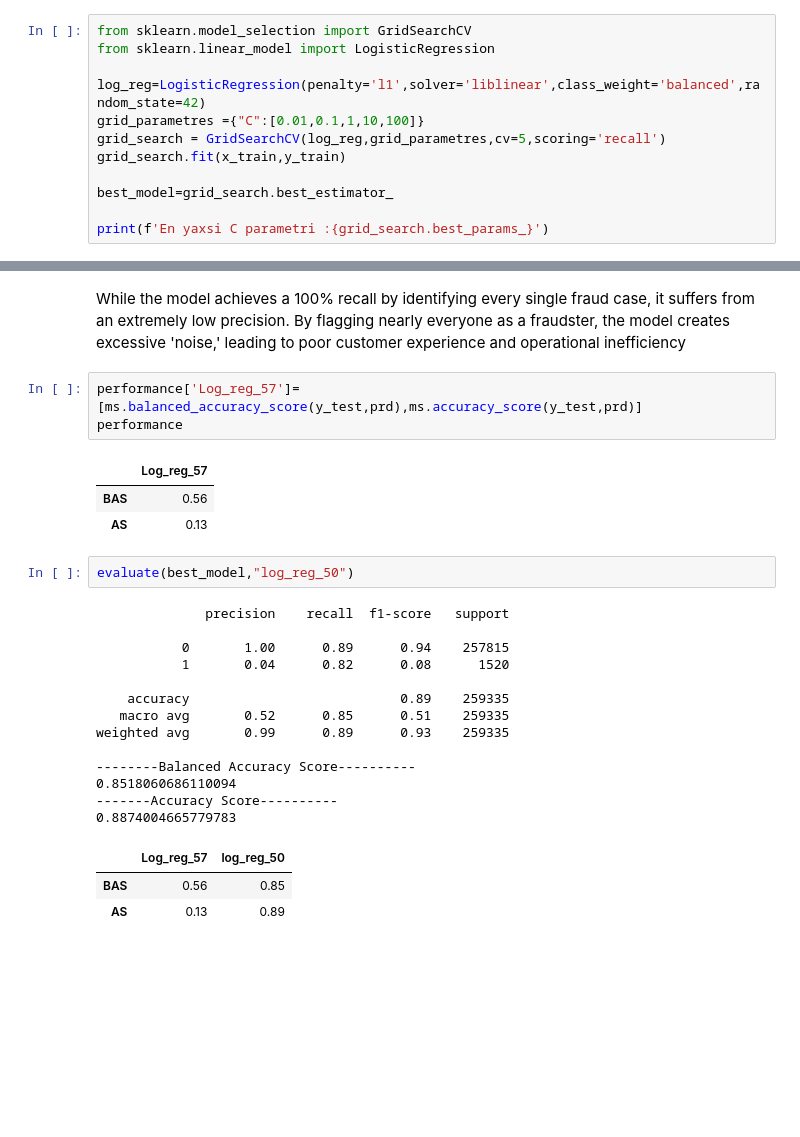
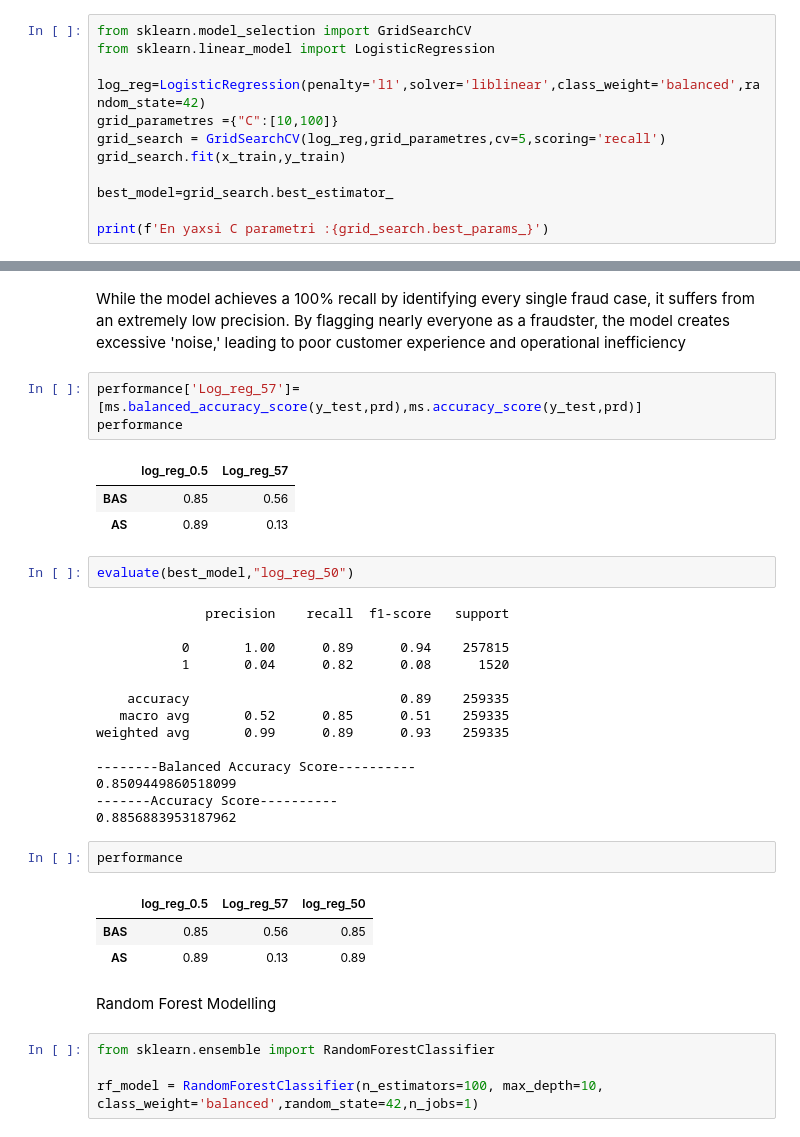
Before and after one commit to ruslancabbarov/End-to-End-DataScience-Project, a Jupyter notebook: Credit_Risk_Fraud_Detection.ipynb, the cells around one changed output, grey strips where cells are left out. Drawn from its saved outputs; the diff is of its cells as text; blank space fills up the shorter version.

Commit message:
Random Forest Model created and tested

```diff
--- a/Credit_Risk_Fraud_Detection.ipynb
+++ b/Credit_Risk_Fraud_Detection.ipynb
@@ -292,7 +294,7 @@ from sklearn.model_selection import GridSearchCV
 from sklearn.linear_model import LogisticRegression
 
 log_reg=LogisticRegression(penalty='l1',solver='liblinear',class_weight='balanced',random_state=42)
-grid_parametres ={"C":[0.01,0.1,1,10,100]}
+grid_parametres ={"C":[10,100]}
 grid_search = GridSearchCV(log_reg,grid_parametres,cv=5,scoring='recall')
 grid_search.fit(x_train,y_train)
 
@@ -379,9 +381,9 @@ While the model achieves a 100% recall by identifying every single fraud case, i
 performance['Log_reg_57']=[ms.balanced_accuracy_score(y_test,prd),ms.accuracy_score(y_test,prd)]
 performance
 # %% [output]
-|  | Log_reg_57 |
-| BAS | 0.56 |
-| AS | 0.13 |
+|  | log_reg_0.5 | Log_reg_57 |
+| BAS | 0.85 | 0.56 |
+| AS | 0.89 | 0.13 |
 # %%
 evaluate(best_model,"log_reg_50")
 # %% [output]
@@ -395,11 +397,18 @@ evaluate(best_model,"log_reg_50")
 weighted avg       0.99      0.89      0.93    259335
 
 --------Balanced Accuracy Score----------
-0.8518060686110094
+0.8509449860518099
 -------Accuracy Score----------
-0.8874004665779783
+0.8856883953187962
 # %%
+performance
 # %% [output]
-|  | Log_reg_57 | log_reg_50 |
-| BAS | 0.56 | 0.85 |
-| AS | 0.13 | 0.89 |
+|  | log_reg_0.5 | Log_reg_57 | log_reg_50 |
+| BAS | 0.85 | 0.56 | 0.85 |
+| AS | 0.89 | 0.13 | 0.89 |
+# %% [markdown]
+Random Forest Modelling
+# %%
+from sklearn.ensemble import RandomForestClassifier
+
+rf_model = RandomForestClassifier(n_estimators=100, max_depth=10, class_weight='balanced',random_state=42,n_jobs=1)
```
Also changed, not shown: parts of 6 cells of this notebook.
